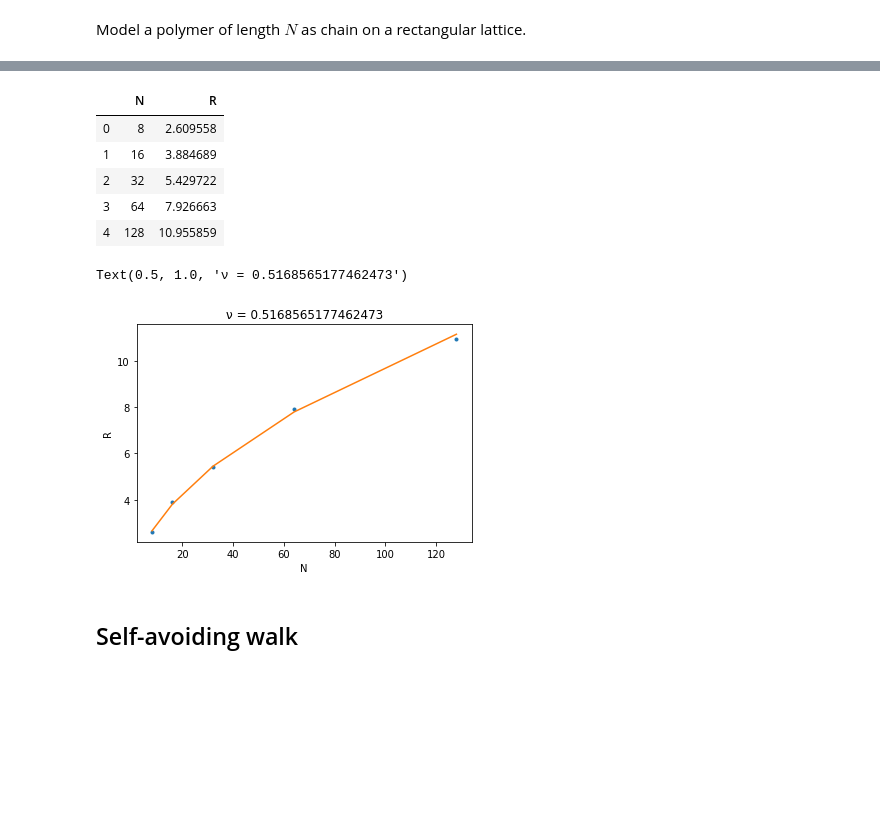
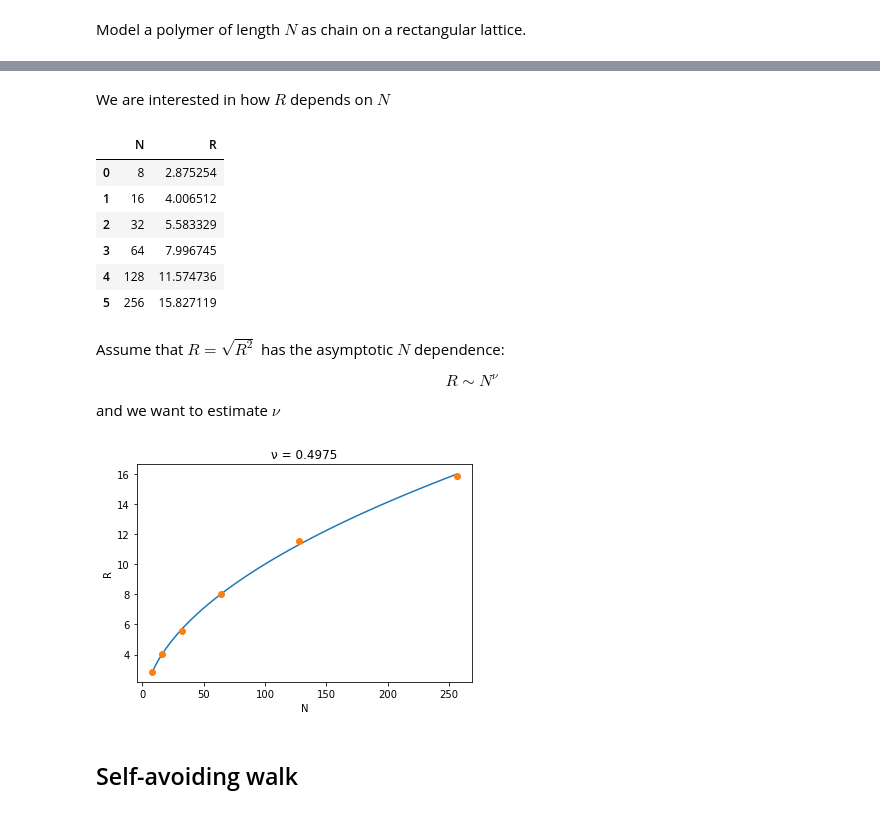
Before and after one commit to jmunroe/phys3800-winter2020, a Jupyter notebook: Ch07-Random-Processes/7.7-Applications-to-Polymers.ipynb, the cells around one changed output, grey strips where cells are left out. Cells and saved outputs as stored; diff of their text form; code cells hidden in the pictures; blank space fills up the shorter version.

```diff
--- a/Ch07-Random-Processes/7.7-Applications-to-Polymers.ipynb
+++ b/Ch07-Random-Processes/7.7-Applications-to-Polymers.ipynb
@@ -70,7 +104,7 @@ def plot_xy(df):
 # %%
 def compute_R(df):
-    Δx2 = df.xSquaredAccum.mean()[-1] - df.xAccum.mean()[-1]**2
-    Δy2 = df.ySquaredAccum.mean()[-1] - df.yAccum.mean()[-1]**2
+    Δx2 = (df.x**2).mean() -  df.x.mean()**2
+    Δy2 = (df.y**2).mean() - df.y.mean()**2
     R2 = Δx2 + Δy2
     R = np.sqrt(R2)
 
@@ -78,4 +128,5 @@ def compute_R(df):
 # %%
-df = run_trials(N=8, trials=1000)
-compute_R(df)
+df = generateWalkers(N=500, M=1000)
+R = compute_R(df)
+R
 # %% [output]
@@ -83,2 +133,0 @@ compute_R(df)
-# %%
-df = run_trials(N=8, trials=1000)
@@ -93,35 +148,48 @@ plt.axis('equal')
+# %% [markdown]
+We are interested in how $R$ depends on $N$
 # %%
 rows = []
-for N in [8, 16, 32, 64, 128]:
-    df = run_trials(N=N, trials=1000)
+for N in [8, 16, 32, 64, 128, 256]:
+    df = generateWalkers(N=N, M=2000)
 
     R = compute_R(df)
 
     row = {'N':N, 'R': R}
     rows.append(row)
 df = pd.DataFrame(rows)
+
+df
+# %% [output]
+|  | N | R |
+| 0 | 8 | 2.875254 |
+| 1 | 16 | 4.006512 |
+| 2 | 32 | 5.583329 |
+| 3 | 64 | 7.996745 |
+| 4 | 128 | 11.574736 |
+| 5 | 256 | 15.827119 |
-# %%
-df
-# %% [output]
-|  | N | R |
-| 0 | 8 | 2.609558 |
-| 1 | 16 | 3.884689 |
-| 2 | 32 | 5.429722 |
-| 3 | 64 | 7.926663 |
-| 4 | 128 | 10.955859 |
+# %% [markdown]
+Assume that $R = \sqrt{R^2}$ has the asymptotic $N$ dependence:
+
+$$R \sim N^\nu$$
+
+and we want to estimate $\nu$
 # %%
-ν, C = np.polyfit(np.log(df.N), np.log(df.R), 1)
-R_fit = df.N**ν*np.exp(C)
+def estimate_ν(df):
+    ν, C = np.polyfit(np.log(df.N), np.log(df.R), 1)
 
-plt.plot(df.N, df.R, '.')
-plt.plot(df.N, R_fit, '-')
+    N = np.linspace(df.N.min(), df.N.max(), 50)
+    R_fit = N**ν*np.exp(C)
 
-plt.xlabel('N')
-plt.ylabel('R')
-plt.title(f'ν = {ν}')
+    plt.plot(N, R_fit, '-')
+    plt.plot(df.N, df.R, 'o')
+
+    plt.xlabel('N')
+    plt.ylabel('R')
+    plt.title(f'ν = {ν:.4f}')
+
+estimate_ν(df)
 # %% [output]
-Text(0.5, 1.0, 'ν = 0.5168565177462473')
-[figure, old version]
+[figure, new version]
 # %% [markdown]
 ## Self-avoiding walk
 # %% [markdown]
```
Also changed, not shown: parts of 35 cells of this notebook.
